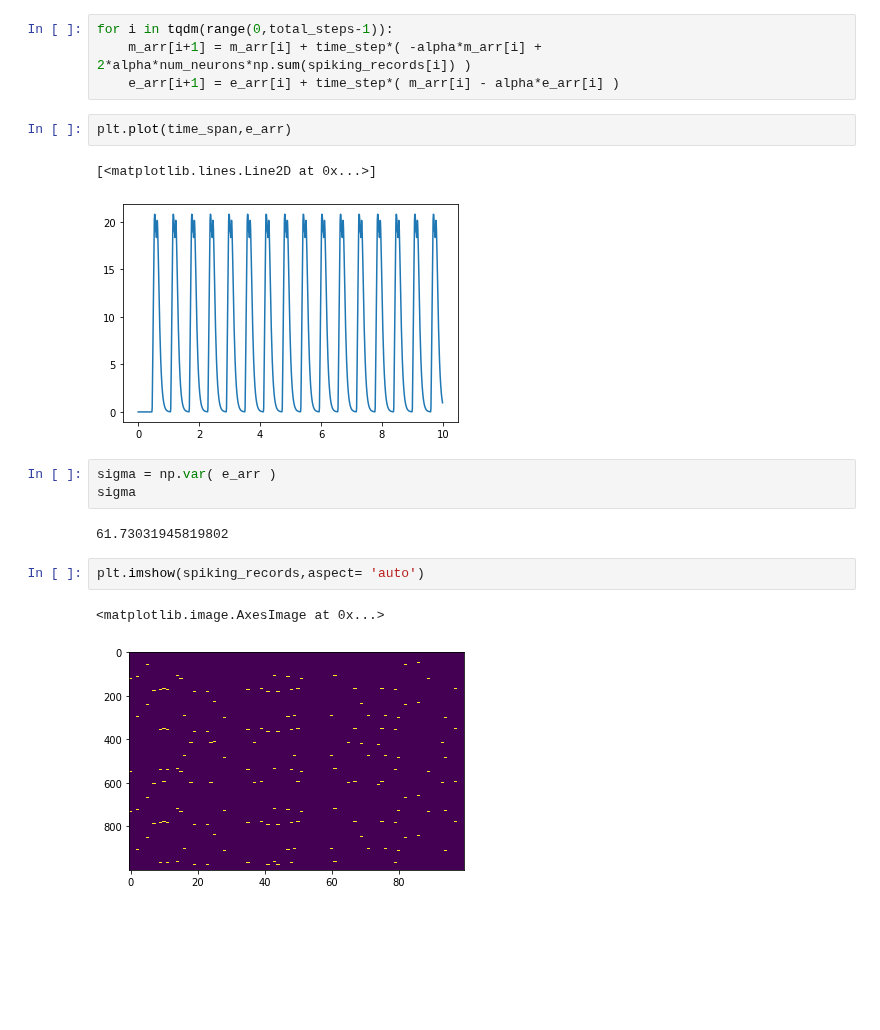
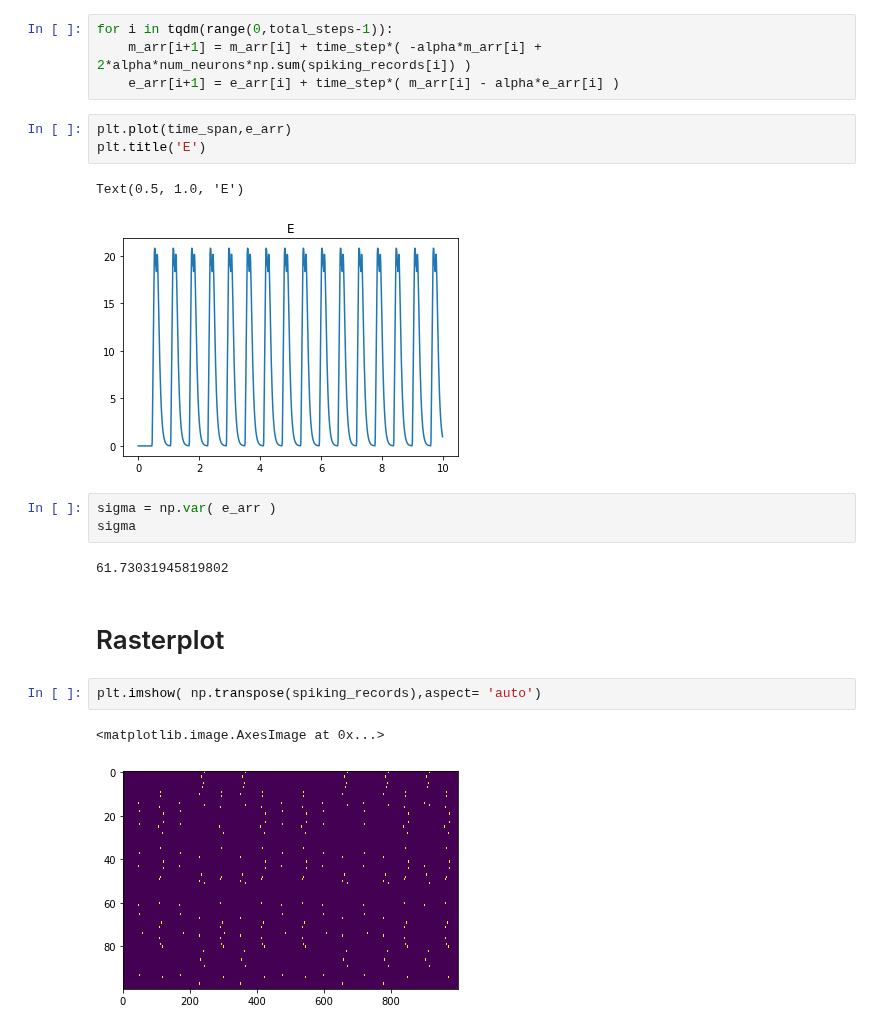
Before and after one commit to mmehrani/master_thesis, a Jupyter notebook: scripts/synchronization_problem.ipynb, the cells around one changed output. Drawn from its saved outputs; the diff is of its cells as text; blank space fills up the shorter version.

```diff
--- a/scripts/synchronization_problem.ipynb
+++ b/scripts/synchronization_problem.ipynb
@@ -65,16 +73,19 @@ for i in tqdm(range(0,total_steps-1)):
     e_arr[i+1] = e_arr[i] + time_step*( m_arr[i] - alpha*e_arr[i] )
 # %%
 plt.plot(time_span,e_arr)
+plt.title('E')
 # %% [output]
-[<matplotlib.lines.Line2D at 0x...>]
+Text(0.5, 1.0, 'E')
-[figure, old version]
+[figure, new version]
 # %%
 sigma = np.var( e_arr )
 sigma
 # %% [output]
 61.73031945819802
+# %% [markdown]
+# Rasterplot
 # %%
-plt.imshow(spiking_records,aspect= 'auto')
+plt.imshow( np.transpose(spiking_records),aspect= 'auto')
 # %% [output]
 <matplotlib.image.AxesImage at 0x...>
-[figure, old version]
+[figure, new version]
```
Also changed, not shown: parts of 6 cells of this notebook.
